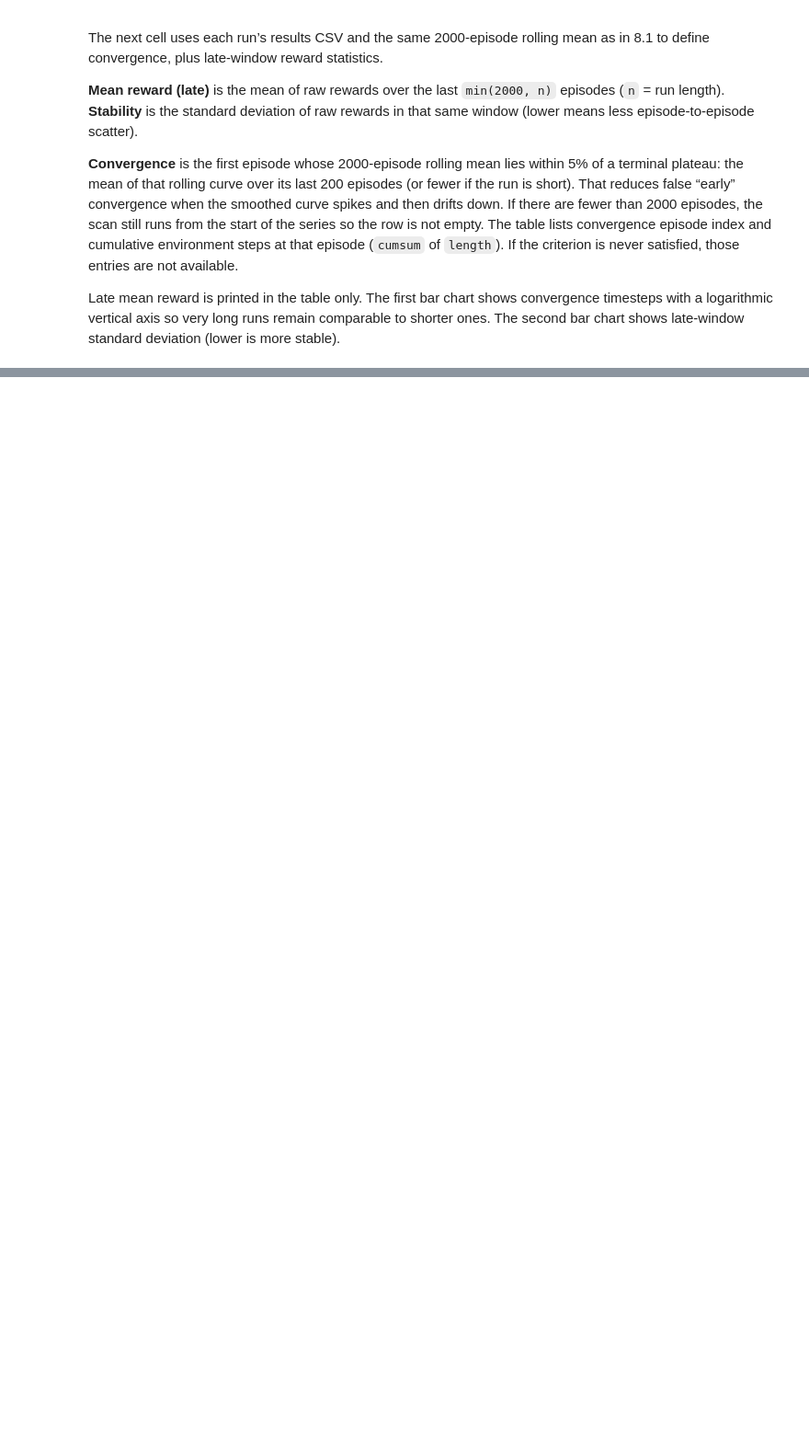
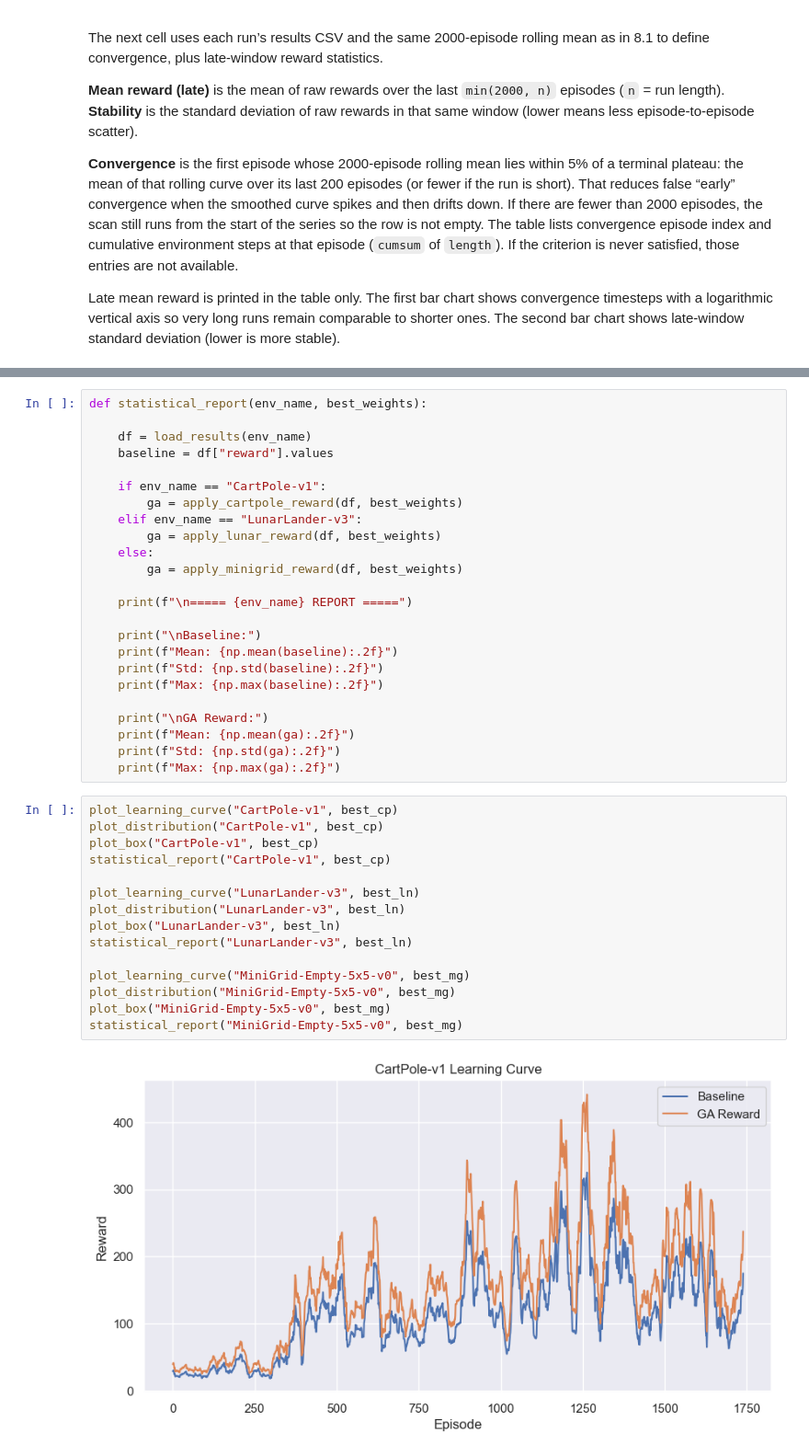
Before and after one commit to toms55/RL-gaming, a Jupyter notebook: notebooks/baseline_rl.ipynb, the cells around one changed output, grey strips where cells are left out. Shown at 92% size. Drawn from its saved outputs; the diff is of its cells as text; blank space fills up the shorter version.

```diff
--- a/notebooks/baseline_rl.ipynb
+++ b/notebooks/baseline_rl.ipynb
@@ -823,0 +1189,41 @@ Figure saved: /home/james/Documents/Code/Ai Capstone/RL-gaming/results/comparati
+# %%
+def statistical_report(env_name, best_weights):
+
+    df = load_results(env_name)
+    baseline = df["reward"].values
+
+    if env_name == "CartPole-v1":
+        ga = apply_cartpole_reward(df, best_weights)
+    elif env_name == "LunarLander-v3":
+        ga = apply_lunar_reward(df, best_weights)
+    else:
+        ga = apply_minigrid_reward(df, best_weights)
+
+    print(f"\n===== {env_name} REPORT =====")
+
+    print("\nBaseline:")
+    print(f"Mean: {np.mean(baseline):.2f}")
+    print(f"Std: {np.std(baseline):.2f}")
+    print(f"Max: {np.max(baseline):.2f}")
+
+    print("\nGA Reward:")
+    print(f"Mean: {np.mean(ga):.2f}")
+    print(f"Std: {np.std(ga):.2f}")
+    print(f"Max: {np.max(ga):.2f}")
+# %%
+plot_learning_curve("CartPole-v1", best_cp)
+plot_distribution("CartPole-v1", best_cp)
+plot_box("CartPole-v1", best_cp)
+statistical_report("CartPole-v1", best_cp)
+
+plot_learning_curve("LunarLander-v3", best_ln)
+plot_distribution("LunarLander-v3", best_ln)
+plot_box("LunarLander-v3", best_ln)
+statistical_report("LunarLander-v3", best_ln)
+
+plot_learning_curve("MiniGrid-Empty-5x5-v0", best_mg)
+plot_distribution("MiniGrid-Empty-5x5-v0", best_mg)
+plot_box("MiniGrid-Empty-5x5-v0", best_mg)
+statistical_report("MiniGrid-Empty-5x5-v0", best_mg)
+# %% [output]
+[figure, added]
```
Also changed, not shown: parts of 34 cells of this notebook.
